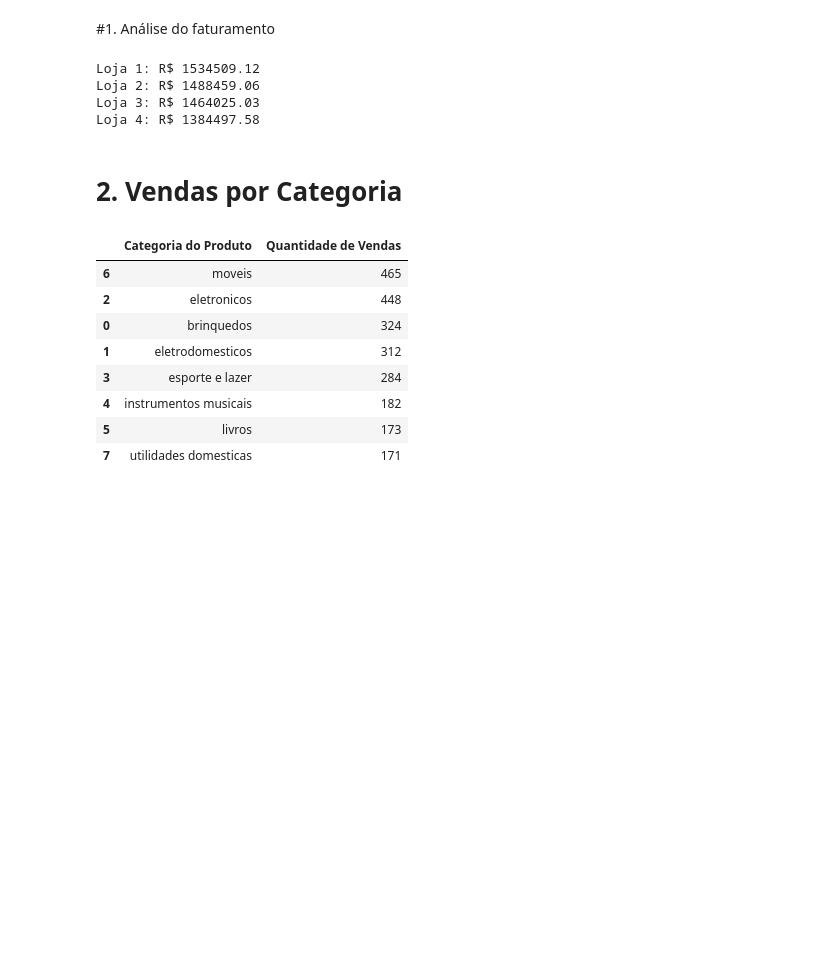
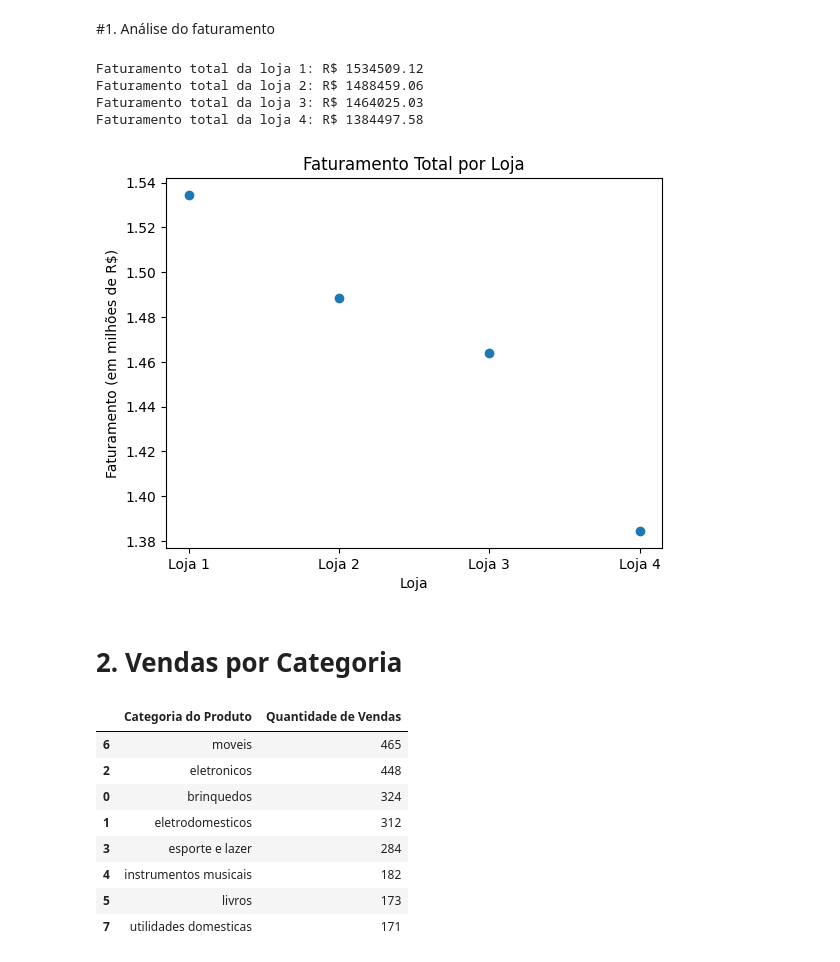
Before and after one commit to Rafaelkarneiro/projeto-alura-store, a Jupyter notebook: main/alura_store.ipynb, the cells around one changed output. Drawn from its saved outputs; the diff is of its cells as text; code cells hidden in the pictures; blank space fills up the shorter version.

Commit message:
Implementação das etapas de Visualização e Relatório final

```diff
--- a/main/alura_store.ipynb
+++ b/main/alura_store.ipynb
@@ -31,15 +30,41 @@ faturamento_loja_2 = loja2["Preço"].sum()
 faturamento_loja_3 = loja3["Preço"].sum()
 faturamento_loja_4 = loja4["Preço"].sum()
 
-print(f"Loja 1: R$ {faturamento_loja_1:.2f}")
-print(f"Loja 2: R$ {faturamento_loja_2:.2f}")
-print(f"Loja 3: R$ {faturamento_loja_3:.2f}")
-print(f"Loja 4: R$ {faturamento_loja_4:.2f}")
+print(f"Faturamento total da loja 1: R$ {faturamento_loja_1}")
+print(f"Faturamento total da loja 2: R$ {faturamento_loja_2}")
+print(f"Faturamento total da loja 3: R$ {faturamento_loja_3}")
+print(f"Faturamento total da loja 4: R$ {faturamento_loja_4}")
 # %% [output]
-Loja 1: R$ 1534509.12
-Loja 2: R$ 1488459.06
-Loja 3: R$ 1464025.03
-Loja 4: R$ 1384497.58
+Faturamento total da loja 1: R$ 1534509.12
+Faturamento total da loja 2: R$ 1488459.06
+Faturamento total da loja 3: R$ 1464025.03
+Faturamento total da loja 4: R$ 1384497.58
+# %%
+import matplotlib.ticker as ticker
+
+lojas = ["Loja 1", "Loja 2", "Loja 3", "Loja 4"]
+faturamento = [
+    faturamento_loja_1,
+    faturamento_loja_2,
+    faturamento_loja_3,
+    faturamento_loja_4
+]
+
+plt.figure()
+plt.scatter(lojas, faturamento)
+
+plt.title("Faturamento Total por Loja")
+plt.xlabel("Loja")
+plt.ylabel("Faturamento (em milhões de R$)")
+
+ax = plt.gca()
+ax.yaxis.set_major_formatter(
+    ticker.FuncFormatter(lambda x, pos: f'{x/1_000_000:.2f}')
+)
+
+plt.show()
+# %% [output]
+[figure, added]
 # %% [markdown]
 # 2. Vendas por Categoria
 # %%
```
Also changed, not shown: parts of 5 cells of this notebook.
